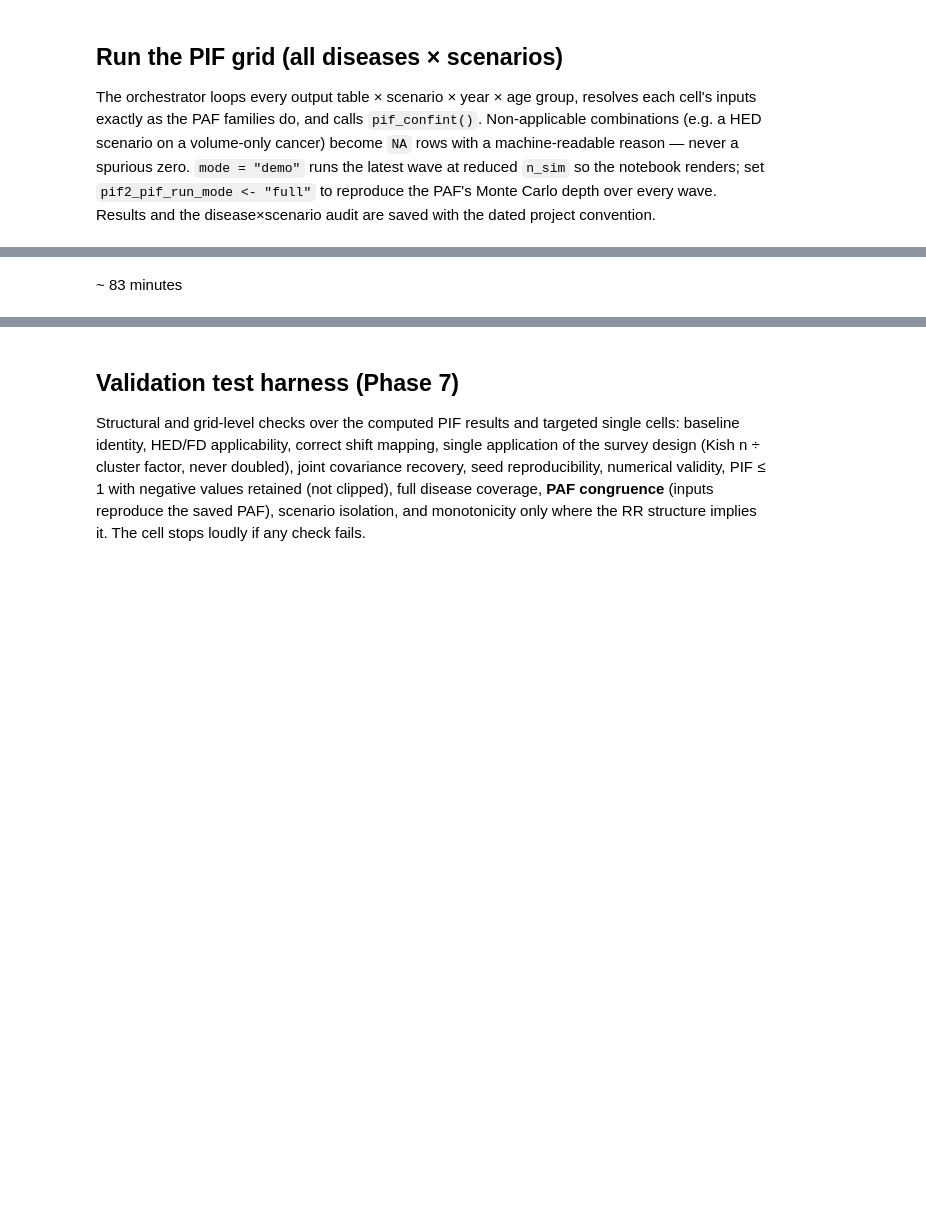
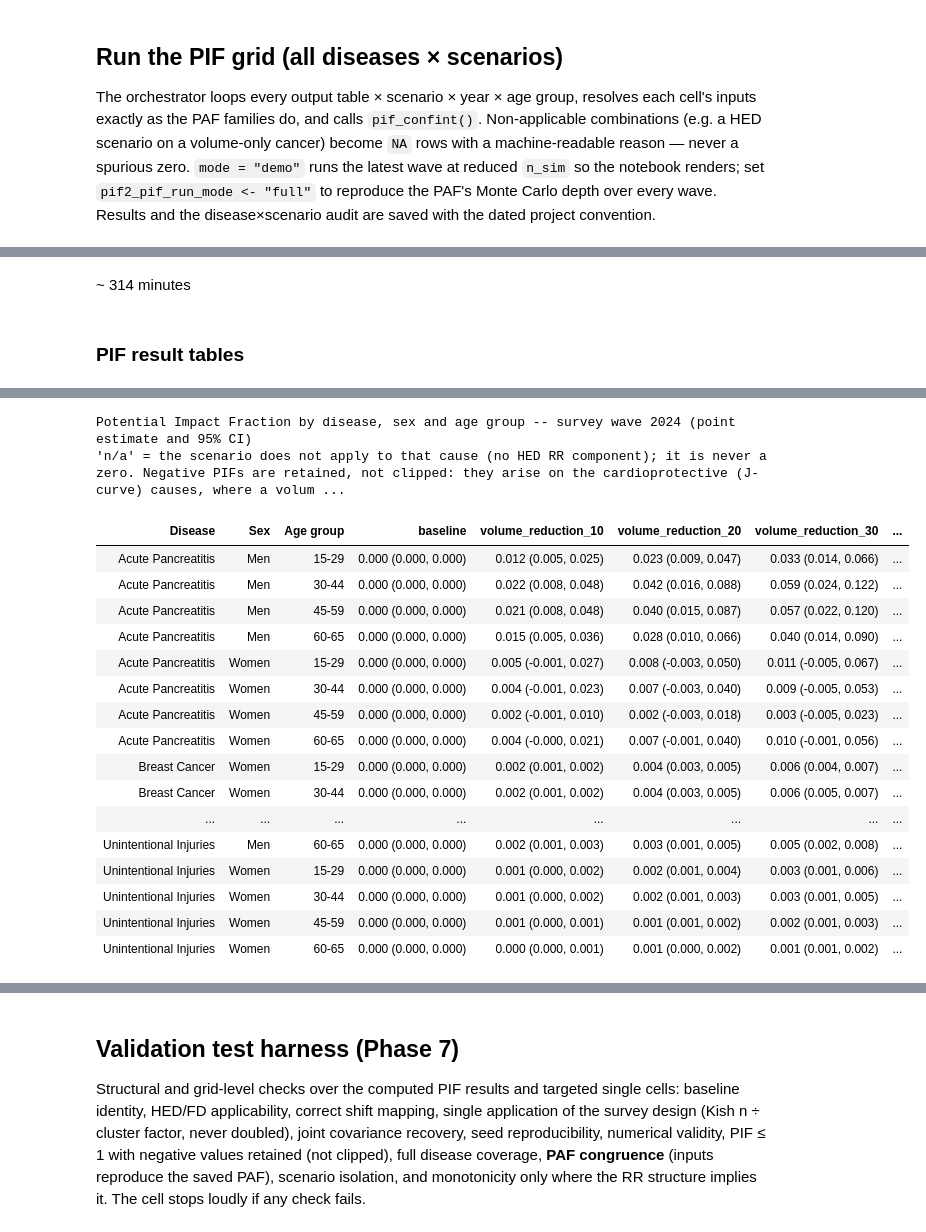
Before and after one commit to ACC1240138/expandPIF, a Jupyter notebook: __andres_control/expand_pif2.ipynb, the cells around one changed output, grey strips where cells are left out. Saved outputs shown, nothing was run; the diff lists cells and outputs as text; code cells hidden in the pictures; blank space fills up the shorter version.

```diff
--- a/__andres_control/expand_pif2.ipynb
+++ b/__andres_control/expand_pif2.ipynb
@@ -907,2 +1151,52 @@ message(sprintf(
 # %% [markdown]
-~ 83 minutes
+~ 314 minutes
+# %% [markdown]
+### PIF result tables
+# %%
+#| label: pif2-tbl-pif-headline
+#| results: "hold"
+
+.t0 <- Sys.time()
+
+# Headline PIF table for the reporting wave: one row per (disease, sex, age group),
+# one column per scenario, each cell "PIF (lower, upper)".
+#
+# names_sort = TRUE is REQUIRED: pivot_wider() defaults to names_sort = FALSE, which
+# orders the new columns by first appearance rather than by the factor levels. The
+# non-applicable rows are appended first by the orchestrator, so without it the table
+# would open with the HED scenarios and bury the baseline in the tenth column.
+pif2_pif_headline <- pif2_pif_results |>
+  dplyr::filter(year == pif2_report_year) |>
+  dplyr::mutate(
+    scenario_id = factor(scenario_id, levels = pif2_scenario_grid$scenario_id),
+    cell        = pif2_fmt_ci(pif, pif_low, pif_up, digits = 3),
+    cell        = dplyr::if_else(!applicable, "n/a", cell),
+    Sex         = unname(pif2_sex_labels[sex]),
+    `Age group` = unname(pif2_age_labels[as.character(age_group)])
+  ) |>
+  dplyr::select(Disease = disease, Sex, `Age group`, scenario_id, cell) |>
+  tidyr::pivot_wider(names_from = scenario_id, values_from = cell, names_sort = TRUE) |>
+  dplyr::arrange(Disease, Sex, `Age group`)
+
+message(sprintf(
+  "pif2-tbl-pif-headline elapsed minutes: %.2f",
+  pif2_elapsed_min(.t0)
+))
+
+pif2_html_table(
+  pif2_pif_headline,
+  caption = sprintf(
+    "Potential Impact Fraction by disease, sex and age group -- survey wave %s (point estimate and 95%% CI)",
+    pif2_report_year
+  ),
+  note = paste(
+    "'n/a' = the scenario does not apply to that cause (no HED RR component); it is never a zero.",
+    "Negative PIFs are retained, not clipped: they arise on the cardioprotective (J-curve) causes,",
+    "where a volume reduction removes protection.",
+    sprintf("Monte Carlo depth: n_sim = %s. The full multi-wave grid stays in pif2_pif_results_*.rds.",
+            paste(unique(pif2_pif_results$n_sim), collapse = "/"))
+  ),
+  max_height = 600,
+  round_numeric = FALSE
+)
+# %% [output]
@@ -908,0 +1204,19 @@ message(sprintf(
+Potential Impact Fraction by disease, sex and age group -- survey wave 2024 (point estimate and 95% CI)
+'n/a' = the scenario does not apply to that cause (no HED RR component); it is never a zero. Negative PIFs are retained, not clipped: they arise on the cardioprotective (J-curve) causes, where a volum ...
+| Disease | Sex | Age group | baseline | volume_reduction_10 | volume_reduction_20 | volume_reduction_30 | ... |
+| Acute Pancreatitis | Men | 15-29 | 0.000 (0.000, 0.000) | 0.012 (0.005, 0.025) | 0.023 (0.009, 0.047) | 0.033 (0.014, 0.066) | ... |
+| Acute Pancreatitis | Men | 30-44 | 0.000 (0.000, 0.000) | 0.022 (0.008, 0.048) | 0.042 (0.016, 0.088) | 0.059 (0.024, 0.122) | ... |
+| Acute Pancreatitis | Men | 45-59 | 0.000 (0.000, 0.000) | 0.021 (0.008, 0.048) | 0.040 (0.015, 0.087) | 0.057 (0.022, 0.120) | ... |
+| Acute Pancreatitis | Men | 60-65 | 0.000 (0.000, 0.000) | 0.015 (0.005, 0.036) | 0.028 (0.010, 0.066) | 0.040 (0.014, 0.090) | ... |
+| Acute Pancreatitis | Women | 15-29 | 0.000 (0.000, 0.000) | 0.005 (-0.001, 0.027) | 0.008 (-0.003, 0.050) | 0.011 (-0.005, 0.067) | ... |
+| Acute Pancreatitis | Women | 30-44 | 0.000 (0.000, 0.000) | 0.004 (-0.001, 0.023) | 0.007 (-0.003, 0.040) | 0.009 (-0.005, 0.053) | ... |
+| Acute Pancreatitis | Women | 45-59 | 0.000 (0.000, 0.000) | 0.002 (-0.001, 0.010) | 0.002 (-0.003, 0.018) | 0.003 (-0.005, 0.023) | ... |
+| Acute Pancreatitis | Women | 60-65 | 0.000 (0.000, 0.000) | 0.004 (-0.000, 0.021) | 0.007 (-0.001, 0.040) | 0.010 (-0.001, 0.056) | ... |
+| Breast Cancer | Women | 15-29 | 0.000 (0.000, 0.000) | 0.002 (0.001, 0.002) | 0.004 (0.003, 0.005) | 0.006 (0.004, 0.007) | ... |
+| Breast Cancer | Women | 30-44 | 0.000 (0.000, 0.000) | 0.002 (0.001, 0.002) | 0.004 (0.003, 0.005) | 0.006 (0.005, 0.007) | ... |
+| ... | ... | ... | ... | ... | ... | ... | ... |
+| Unintentional Injuries | Men | 60-65 | 0.000 (0.000, 0.000) | 0.002 (0.001, 0.003) | 0.003 (0.001, 0.005) | 0.005 (0.002, 0.008) | ... |
+| Unintentional Injuries | Women | 15-29 | 0.000 (0.000, 0.000) | 0.001 (0.000, 0.002) | 0.002 (0.001, 0.004) | 0.003 (0.001, 0.006) | ... |
+| Unintentional Injuries | Women | 30-44 | 0.000 (0.000, 0.000) | 0.001 (0.000, 0.002) | 0.002 (0.001, 0.003) | 0.003 (0.001, 0.005) | ... |
+| Unintentional Injuries | Women | 45-59 | 0.000 (0.000, 0.000) | 0.001 (0.000, 0.001) | 0.001 (0.001, 0.002) | 0.002 (0.001, 0.003) | ... |
+| Unintentional Injuries | Women | 60-65 | 0.000 (0.000, 0.000) | 0.000 (0.000, 0.001) | 0.001 (0.000, 0.002) | 0.001 (0.001, 0.002) | ... |
```
Also changed, not shown: parts of 30 cells of this notebook, 32 other files.
